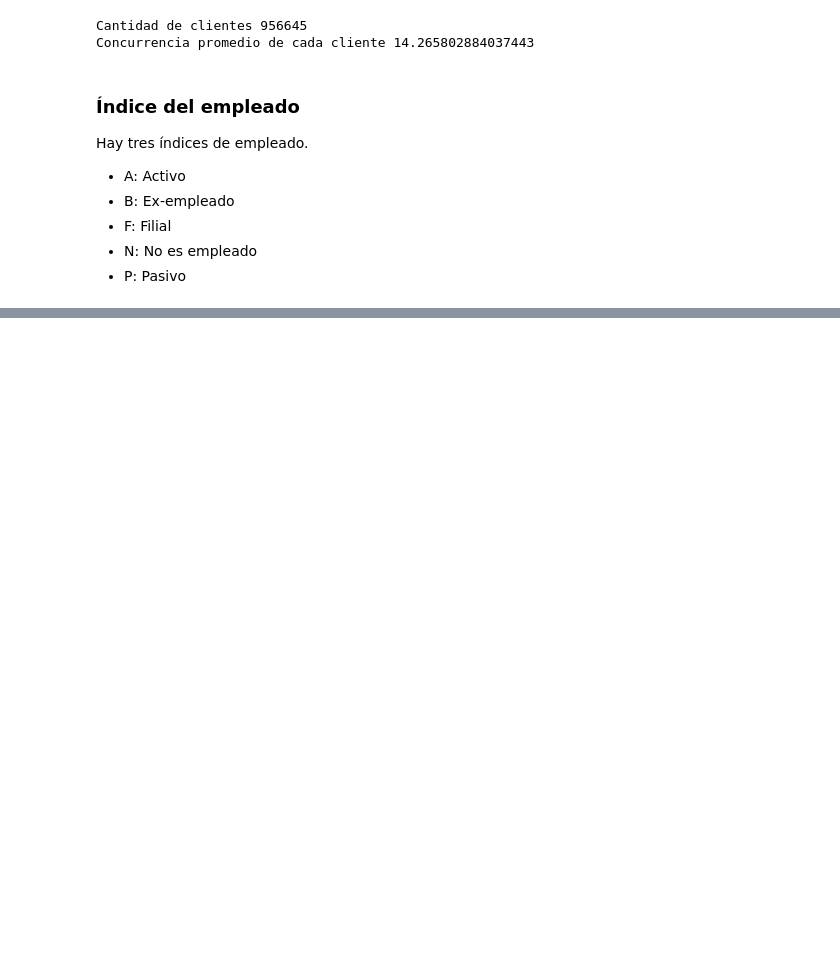
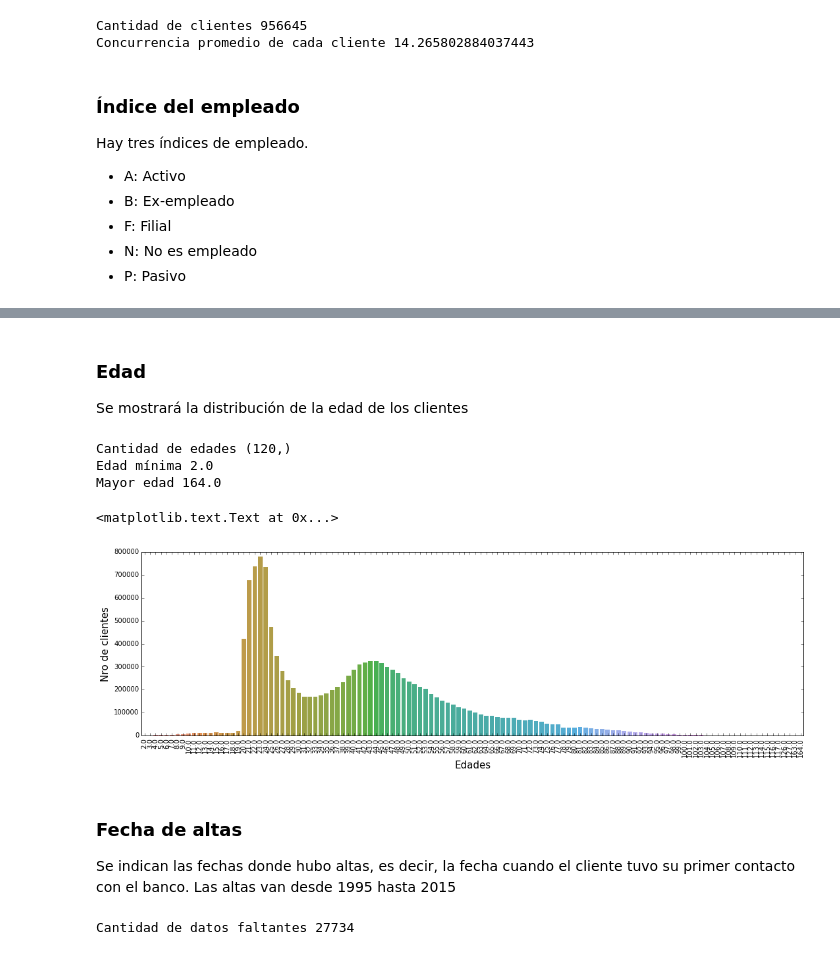
Before and after one commit to sergioml/degree_project, a Jupyter notebook: data_exploration.ipynb, the cells around one changed output, grey strips where cells are left out. Cells and saved outputs as stored; diff of their text form; code cells hidden in the pictures; blank space fills up the shorter version.

```diff
--- a/data_exploration.ipynb
+++ b/data_exploration.ipynb
@@ -158,0 +146,27 @@ plt.xticks(rotation='vertical')
+# %% [markdown]
+### Edad
+Se mostrará la distribución de la edad de los clientes
+# %%
+plt.figure(figsize=(18, 5))
+age_counts = pd.to_numeric(df.age, errors="coerce").value_counts()
+print('Cantidad de edades', age_counts.shape)
+print('Edad mínima', min(age_counts.index))
+print('Mayor edad', max(age_counts.index))
+graph = sns.barplot(age_counts.index, age_counts.values)
+plt.setp(graph.patches, linewidth=0)
+plt.xticks(rotation='vertical', fontsize=10)
+plt.xlabel('Edades', fontsize=15)
+plt.ylabel('Nro de clientes', fontsize=15)
+# %% [output]
+Cantidad de edades (120,)
+Edad mínima 2.0
+Mayor edad 164.0
+<matplotlib.text.Text at 0x...>
+[figure, added]
+# %% [markdown]
+### Fecha de altas
+Se indican las fechas donde hubo altas, es decir, la fecha cuando el cliente tuvo su primer contacto con el banco. Las altas van desde 1995 hasta 2015
+# %%
+print('Cantidad de datos faltantes', missing_vals[3])
+# %% [output]
+Cantidad de datos faltantes 27734
```
Also changed, not shown: parts of 65 cells of this notebook.
